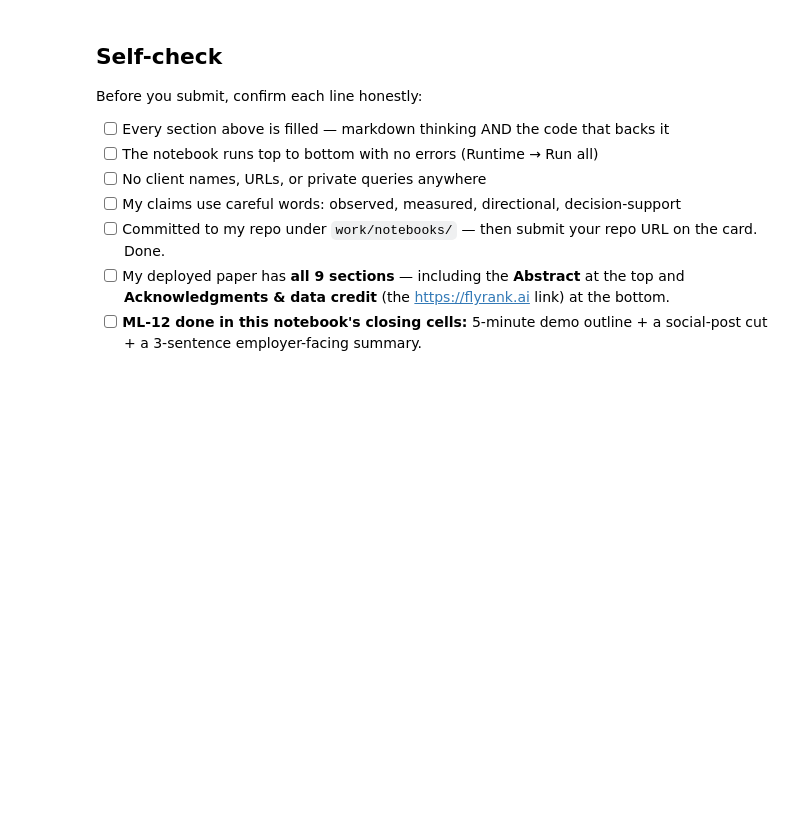
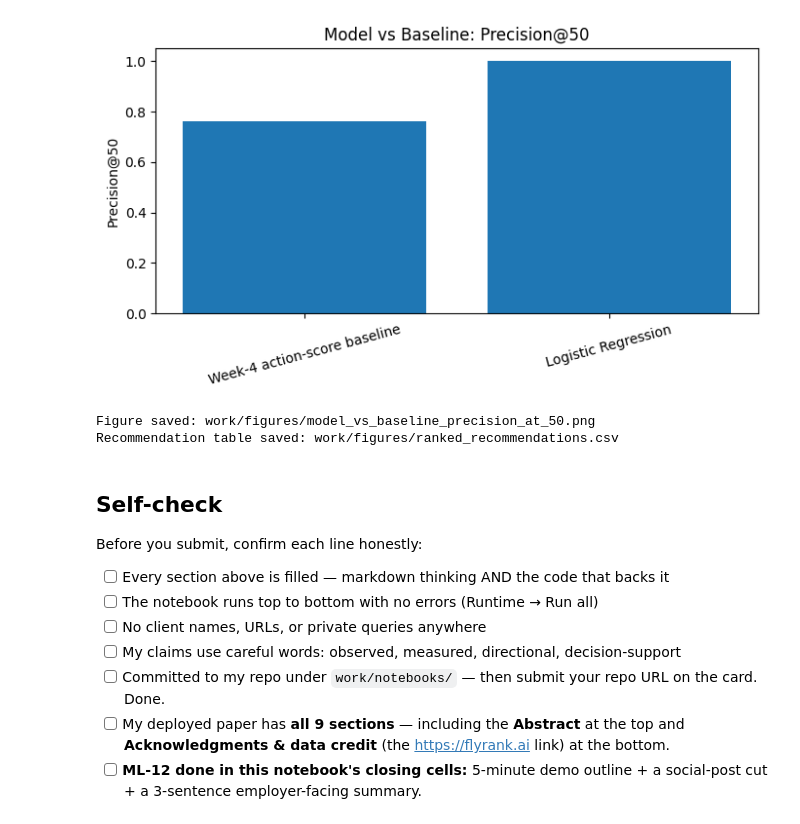
Before and after one commit to Lokeshtiwari723/Proto-ex, a Jupyter notebook: work/notebooks/capstone.ipynb, the cells around one changed output. Drawn from its saved outputs; the diff is of its cells as text; code cells hidden in the pictures; blank space fills up the shorter version.

```diff
--- a/work/notebooks/capstone.ipynb
+++ b/work/notebooks/capstone.ipynb
@@ -36,0 +169,20 @@ This skeleton is yours to fill. Work the sections **in order** — each one has
+# %%
+comparison = pd.DataFrame({
+    "Method": [
+        "Week-4 action-score baseline",
+        "Logistic Regression"
+    ],
+    "Precision@50": [
+        0.76,
+        1.00
+    ],
+    "Positive pages in Top 50": [
+        38,
+        50
+    ],
+})
+
+display(comparison)
+
+print("Evaluation metric: Precision@50")
+print("Model test setup: client-grouped held-out split")
@@ -37,3 +302,34 @@ This skeleton is yours to fill. Work the sections **in order** — each one has
+# %%
+import os
+import matplotlib.pyplot as plt
+
+os.makedirs("work/figures", exist_ok=True)
+
+# Paper-ready model vs baseline figure
+plot_df = comparison.copy()
+
+plt.figure(figsize=(7, 4))
+plt.bar(plot_df["Method"], plot_df["Precision@50"])
+plt.ylabel("Precision@50")
+plt.title("Model vs Baseline: Precision@50")
+plt.ylim(0, 1.05)
+plt.xticks(rotation=15)
+plt.tight_layout()
+
+figure_path = "work/figures/model_vs_baseline_precision_at_50.png"
+plt.savefig(figure_path, dpi=160, bbox_inches="tight")
+plt.show()
+
+# Paper-ready recommendation table
+recommendation_path = "work/figures/ranked_recommendations.csv"
+recommendations.to_csv(recommendation_path, index=False)
+
+print("Figure saved:", figure_path)
+print("Recommendation table saved:", recommendation_path)
+# %% [output]
+[figure, added]
+Figure saved: work/figures/model_vs_baseline_precision_at_50.png
+Recommendation table saved: work/figures/ranked_recommendations.csv
 # %% [markdown]
 ## Self-check
 
```
Also changed, not shown: parts of 20 cells of this notebook.
